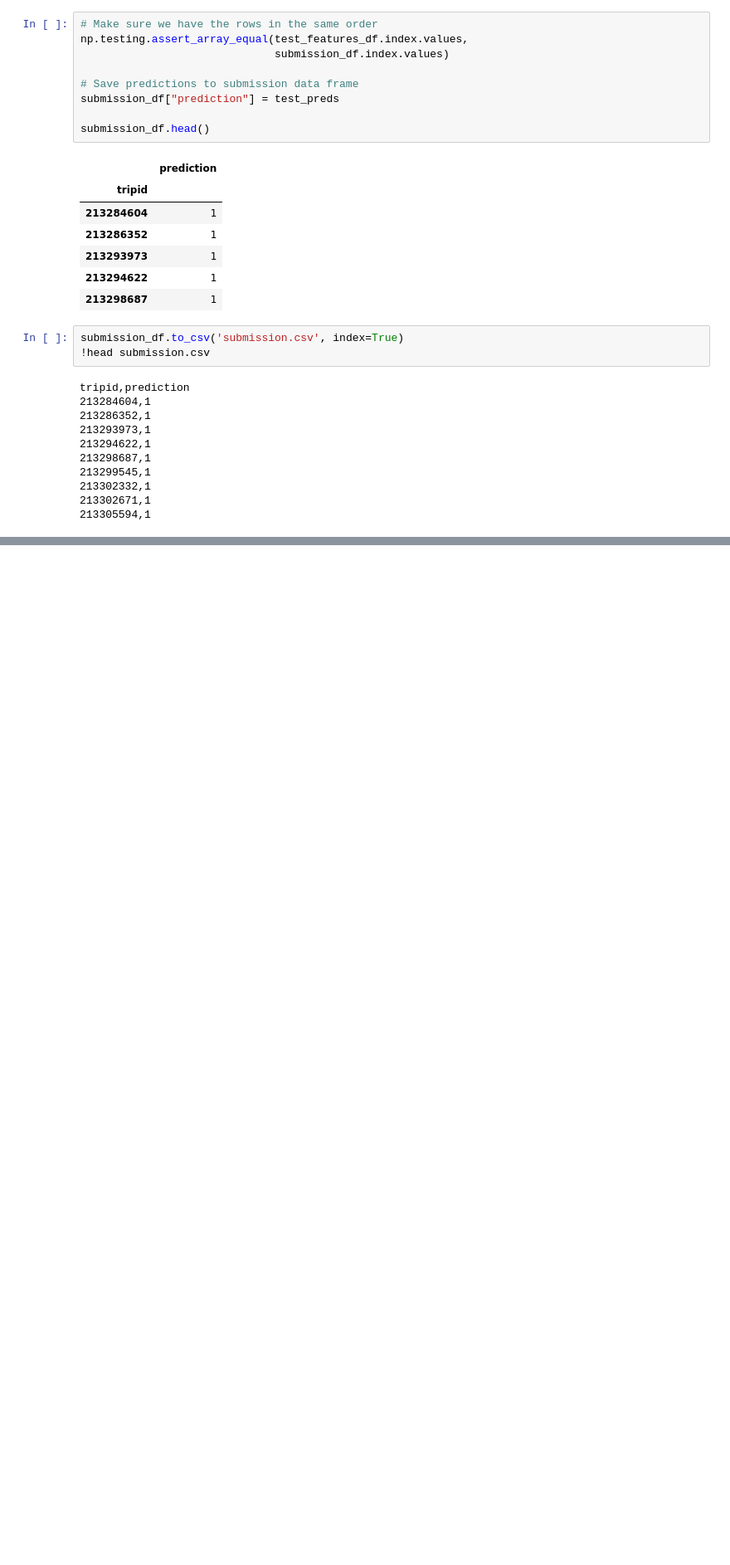
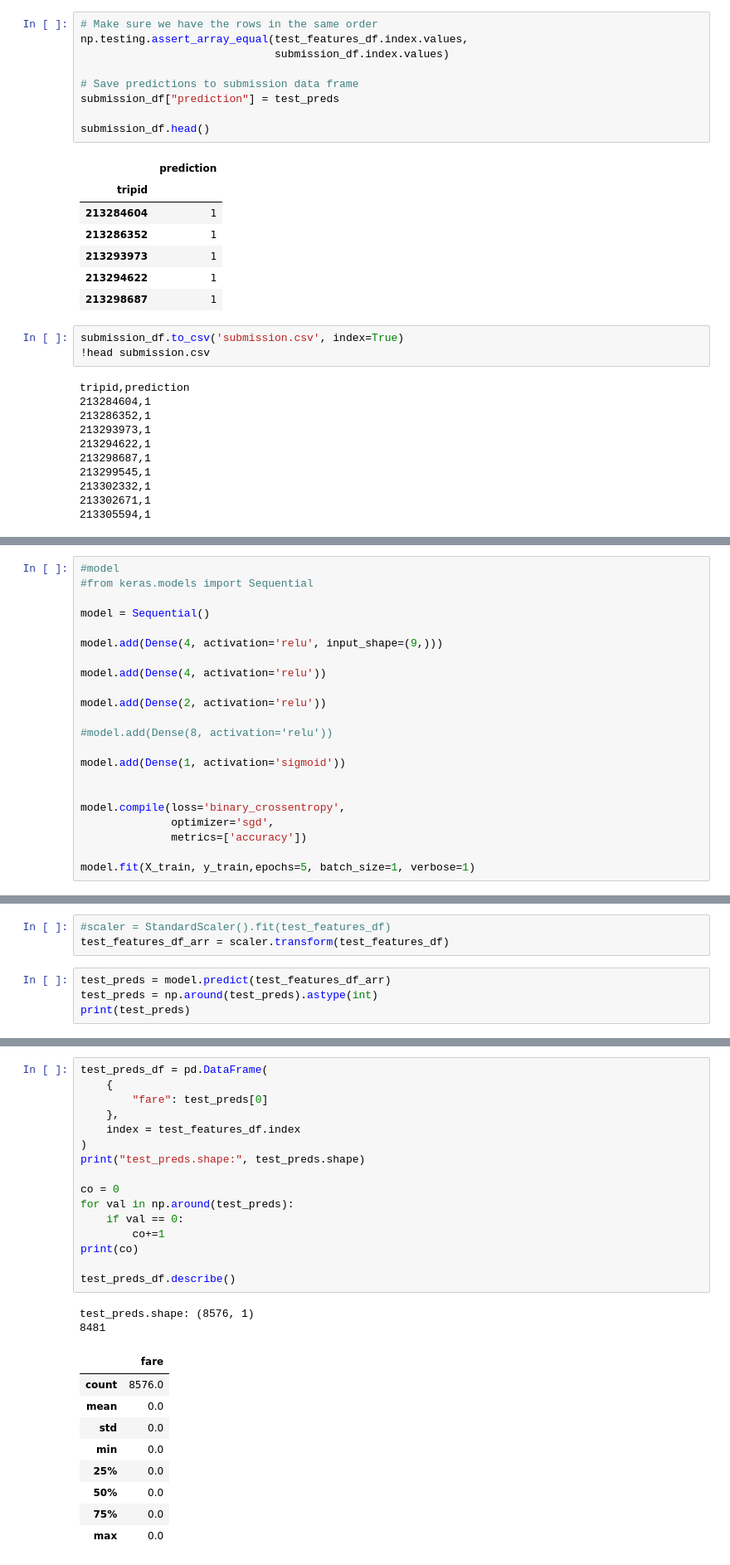
Before and after one commit to haritha-j/ride-hailing-fare-prediction, a Jupyter notebook: mlProject.ipynb, the cells around one changed output, grey strips where cells are left out. Shown at 83% size. Drawn from its saved outputs; the diff is of its cells as text; blank space fills up the shorter version.

Commit message:
add keras nn

```diff
--- a/mlProject.ipynb
+++ b/mlProject.ipynb
@@ -636,0 +673,22 @@ tripid,prediction
+# %%
+#model
+#from keras.models import Sequential
+
+model = Sequential()
+
+model.add(Dense(4, activation='relu', input_shape=(9,)))
+
+model.add(Dense(4, activation='relu'))
+
+model.add(Dense(2, activation='relu'))
+
+#model.add(Dense(8, activation='relu'))
+
+model.add(Dense(1, activation='sigmoid'))
+
+
+model.compile(loss='binary_crossentropy',
+              optimizer='sgd',
+              metrics=['accuracy'])
+
+model.fit(X_train, y_train,epochs=5, batch_size=1, verbose=1)
@@ -636,0 +743,7 @@ tripid,prediction
+# %%
+#scaler = StandardScaler().fit(test_features_df)
+test_features_df_arr = scaler.transform(test_features_df)
+# %%
+test_preds = model.predict(test_features_df_arr)
+test_preds = np.around(test_preds).astype(int)
+print(test_preds)
@@ -636,0 +758,28 @@ tripid,prediction
+# %%
+test_preds_df = pd.DataFrame(
+    {
+        "fare": test_preds[0]
+    },
+    index = test_features_df.index
+)
+print("test_preds.shape:", test_preds.shape)
+
+co = 0
+for val in np.around(test_preds):
+    if val == 0:
+        co+=1
+print(co)
+
+test_preds_df.describe()
+# %% [output]
+test_preds.shape: (8576, 1)
+8481
+|  | fare |
+| count | 8576.0 |
+| mean | 0.0 |
+| std | 0.0 |
+| min | 0.0 |
+| 25% | 0.0 |
+| 50% | 0.0 |
+| 75% | 0.0 |
+| max | 0.0 |
```
Also changed, not shown: parts of 24 cells of this notebook, 1 other file.
